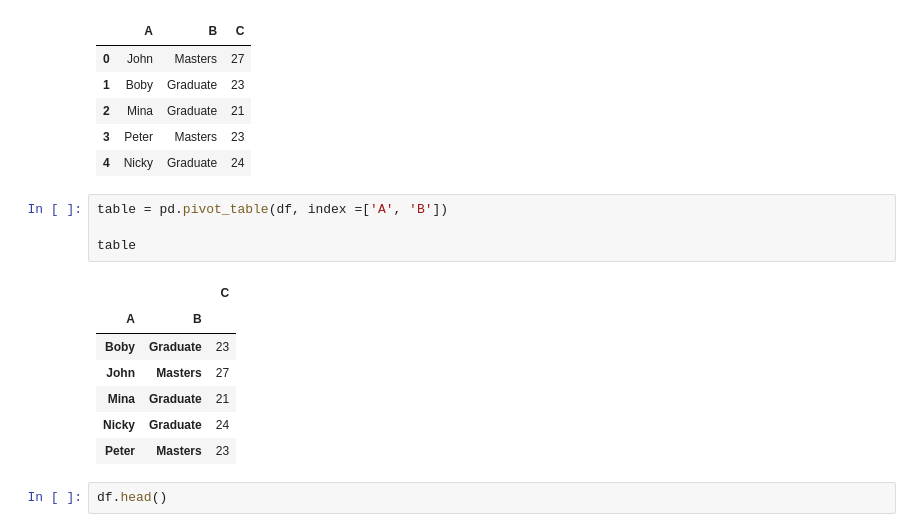
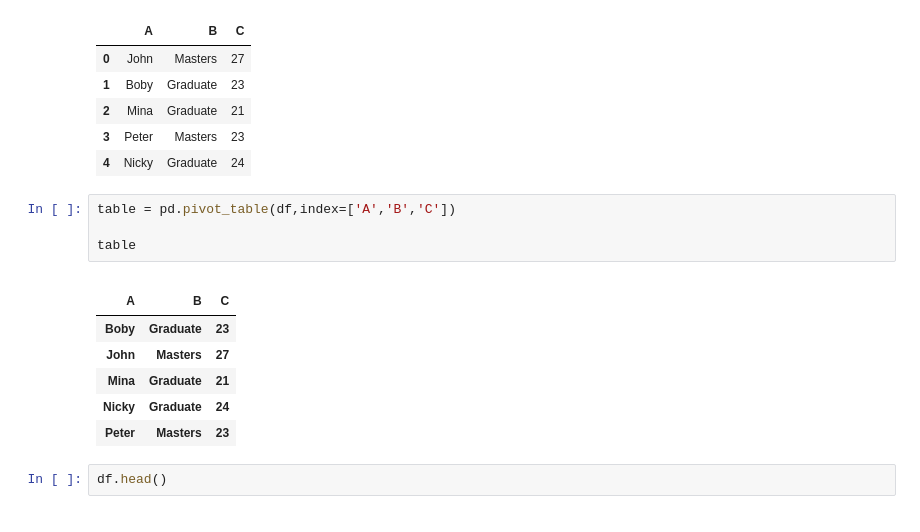
Before and after one commit to Abhinandan-Salagar/Python_Modules, a Jupyter notebook: Pandas/Operations.ipynb, the cells around one changed output. Drawn from its saved outputs; the diff is of its cells as text.

```diff
--- a/Pandas/Operations.ipynb
+++ b/Pandas/Operations.ipynb
@@ -580,12 +557,12 @@ df.head()
 | 3 | Peter | Masters | 23 |
 | 4 | Nicky | Graduate | 24 |
 # %%
-table = pd.pivot_table(df, index =['A', 'B'])
+table = pd.pivot_table(df,index=['A','B','C'])
 
 table
 # %% [output]
-|  |  | C |
-| A | B |  |
+|  |  |  |
+| A | B | C |
 | Boby | Graduate | 23 |
 | John | Masters | 27 |
 | Mina | Graduate | 21 |
```
Also changed, not shown: parts of 13 cells of this notebook, 33 other files.
